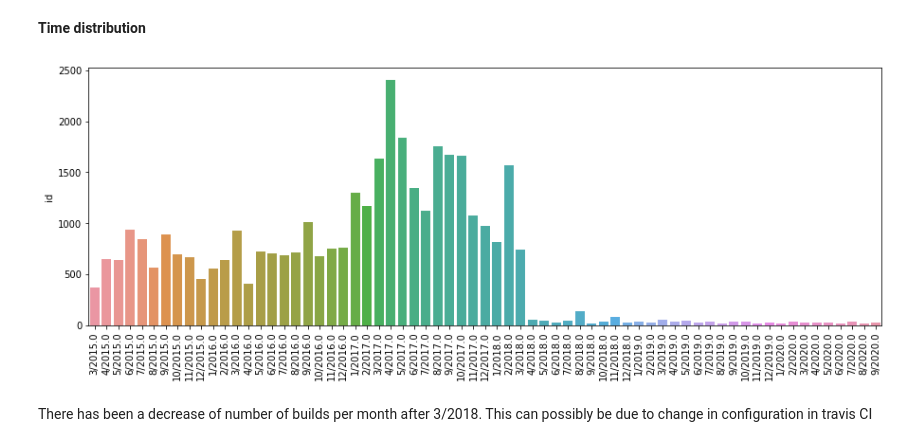
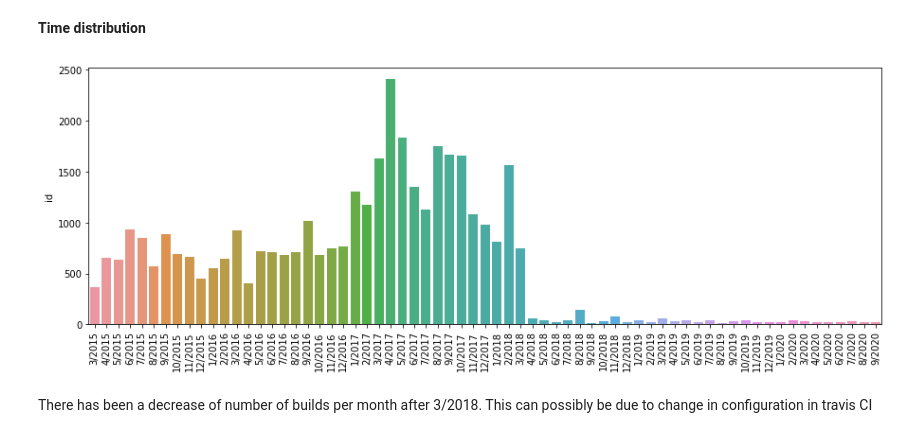
Before and after one commit to IncioMan/Continuous-Integration-metrics-for-post-release-bugs-prediction, a Jupyter notebook: notebooks/analysis/Builds_dataset_analysis.ipynb, the cells around one changed output. Drawn from its saved outputs; the diff is of its cells as text; code cells hidden in the pictures.

```diff
--- a/notebooks/analysis/Builds_dataset_analysis.ipynb
+++ b/notebooks/analysis/Builds_dataset_analysis.ipynb
@@ -140,12 +145,12 @@ builds["started_at_year"] = builds.started_at.dt.year
 # %%
 time_group = ["started_at_year", "started_at_month"]
 x = builds.groupby(time_group).id.count().reset_index().sort_values(by=time_group)
 ax = sns.barplot(x=x.index, y=x.id)
-ax.set_xticklabels(list(x.started_at_month.astype(int).astype(str) + "/" + x.started_at_year.astype(str)),
+ax.set_xticklabels(list(x.started_at_month.astype(int).astype(str) + "/" + x.started_at_year.astype(int).astype(str)),
                   rotation=90)
 plt.show()
 # %% [output]
-[figure, old version]
+[figure, new version]
 # %% [markdown]
 There has been a decrease of number of builds per month after 3/2018. This can possibly be due to change in configuration in travis CI
 # %% [markdown]
```
Also changed, not shown: parts of 18 cells of this notebook, 2 other files.
